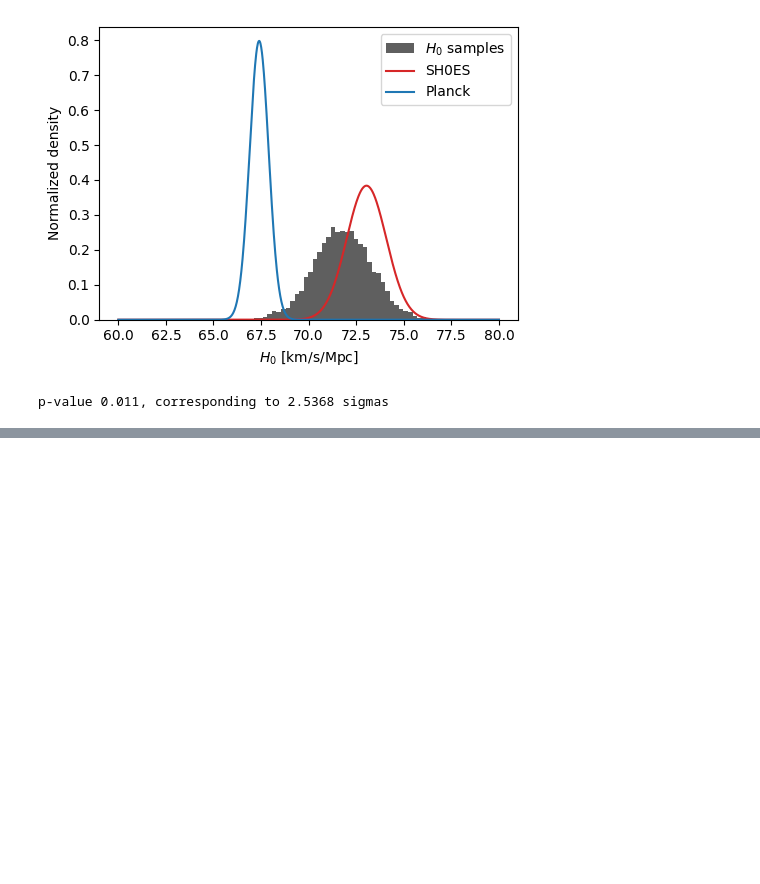
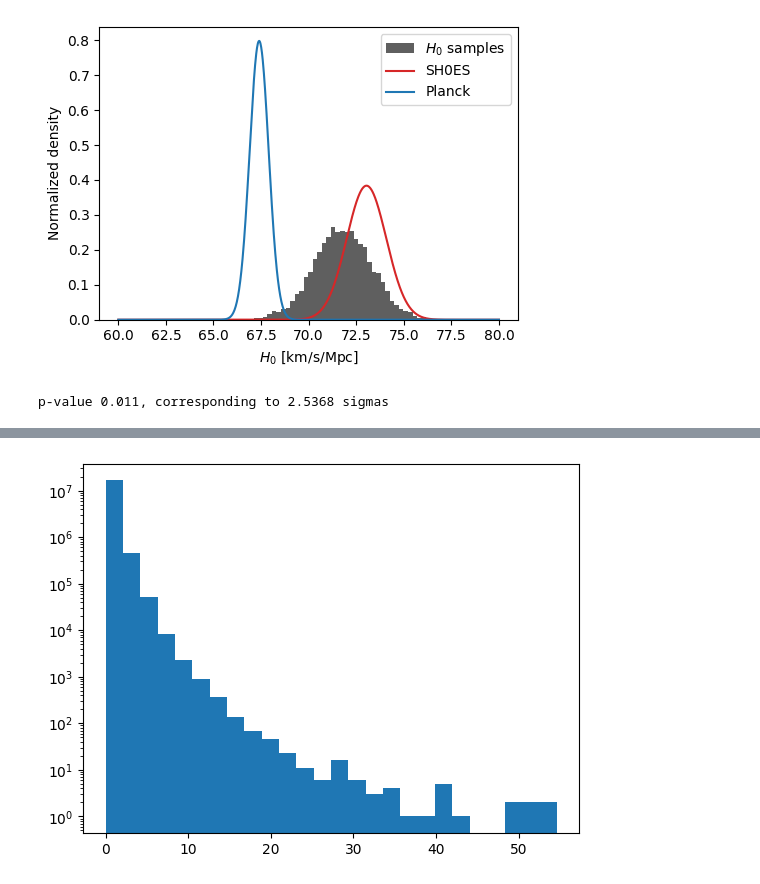
Before and after one commit to Richard-Sti/CANDEL, a Jupyter notebook: notebooks/paper_SH0ES/main.ipynb, the cells around one changed output, grey strips where cells are left out. Cells and saved outputs as stored; diff of their text form; code cells hidden in the pictures; blank space fills up the shorter version.

```diff
--- a/notebooks/paper_SH0ES/main.ipynb
+++ b/notebooks/paper_SH0ES/main.ipynb
@@ -131,0 +182,7 @@ p-value 0.011, corresponding to 2.5368 sigmas
+# %%
+plt.figure()
+plt.hist(rho, bins="auto")
+plt.yscale("log")
+plt.show()
+# %% [output]
+[figure, added]
```
Also changed, not shown: parts of 6 cells of this notebook.
